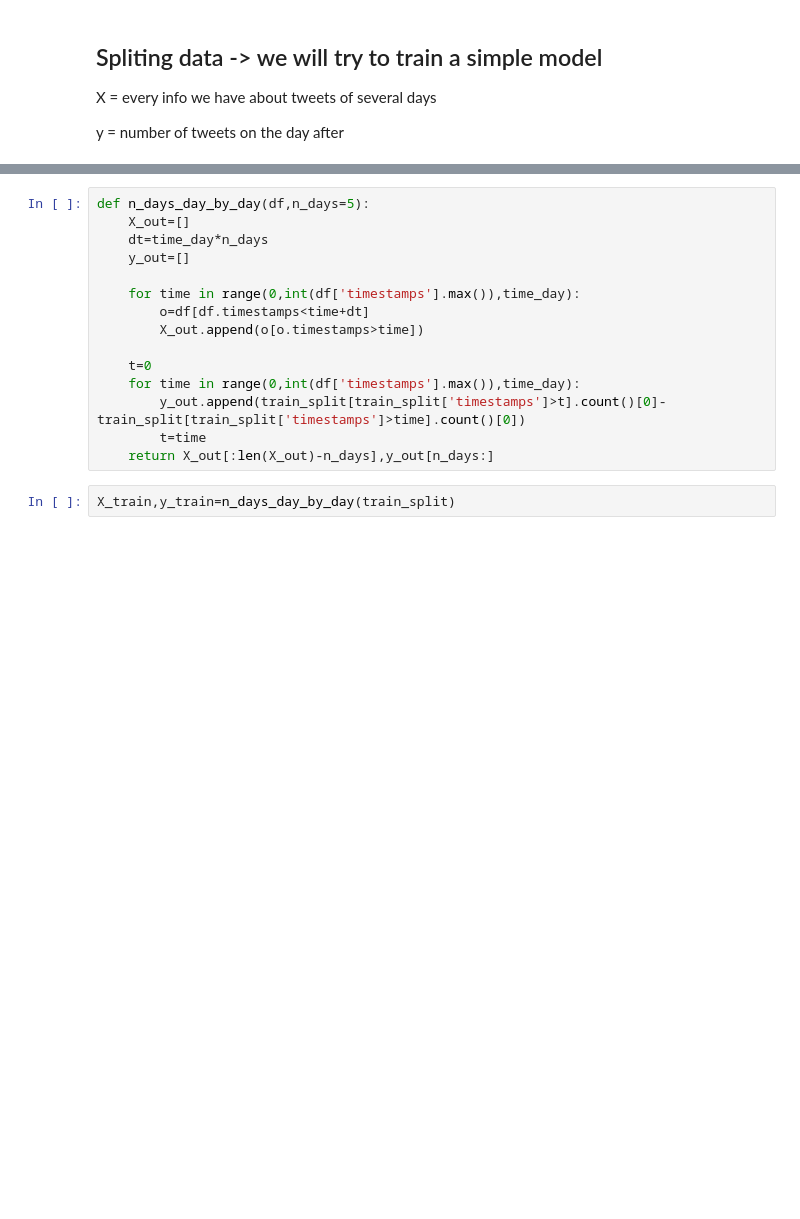
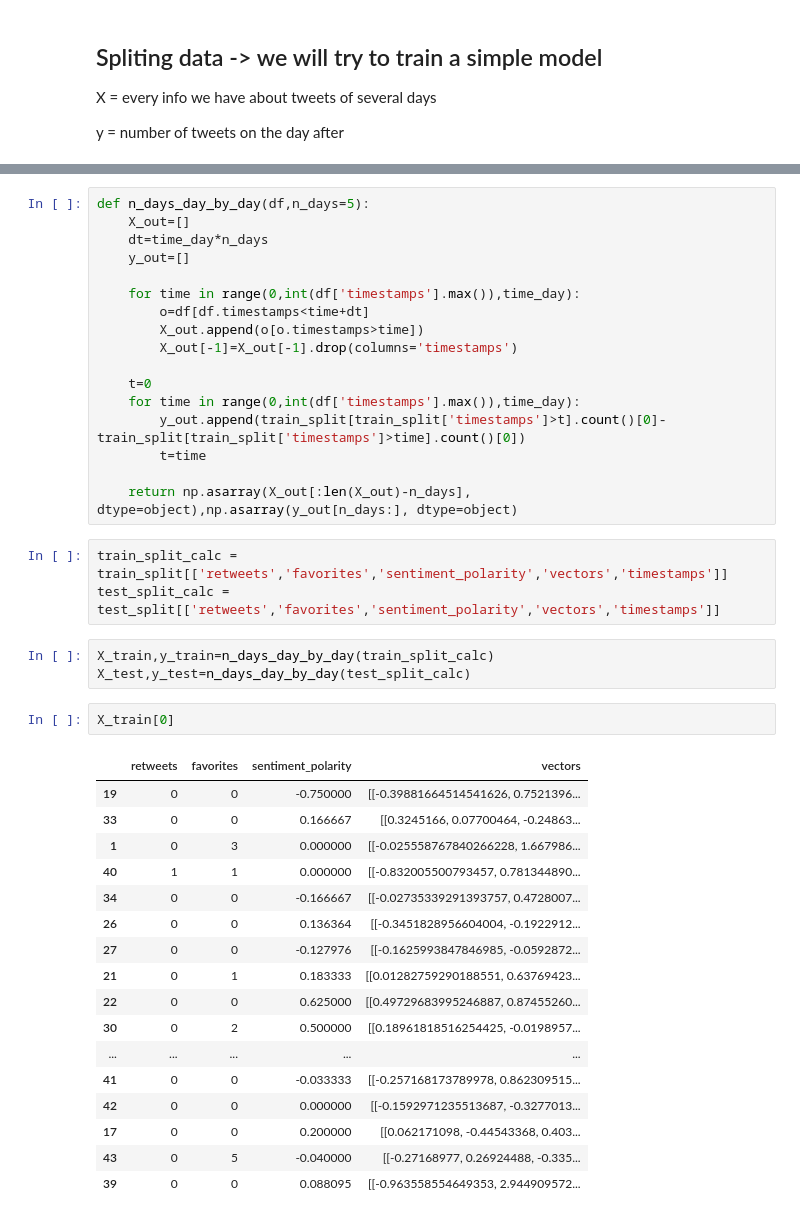
Before and after one commit to Isyohan/WeakSignalsBLM, a Jupyter notebook: BLM_Notebook.ipynb, the cells around one changed output, grey strips where cells are left out. Drawn from its saved outputs; the diff is of its cells as text; blank space fills up the shorter version.

```diff
--- a/BLM_Notebook.ipynb
+++ b/BLM_Notebook.ipynb
@@ -285,11 +285,37 @@ def n_days_day_by_day(df,n_days=5):
     for time in range(0,int(df['timestamps'].max()),time_day):
         o=df[df.timestamps<time+dt]
         X_out.append(o[o.timestamps>time])
+        X_out[-1]=X_out[-1].drop(columns='timestamps')
 
     t=0
     for time in range(0,int(df['timestamps'].max()),time_day):
         y_out.append(train_split[train_split['timestamps']>t].count()[0]-train_split[train_split['timestamps']>time].count()[0])
         t=time
-    return X_out[:len(X_out)-n_days],y_out[n_days:]
+
+    return np.asarray(X_out[:len(X_out)-n_days], dtype=object),np.asarray(y_out[n_days:], dtype=object)
+# %%
+train_split_calc = train_split[['retweets','favorites','sentiment_polarity','vectors','timestamps']]
+test_split_calc = test_split[['retweets','favorites','sentiment_polarity','vectors','timestamps']]
 # %%
-X_train,y_train=n_days_day_by_day(train_split)
+X_train,y_train=n_days_day_by_day(train_split_calc)
+X_test,y_test=n_days_day_by_day(test_split_calc)
+# %%
+X_train[0]
+# %% [output]
+|  | retweets | favorites | sentiment_polarity | vectors |
+| 19 | 0 | 0 | -0.750000 | [[-0.39881664514541626, 0.7521396... |
+| 33 | 0 | 0 | 0.166667 | [[0.3245166, 0.07700464, -0.24863... |
+| 1 | 0 | 3 | 0.000000 | [[-0.025558767840266228, 1.667986... |
+| 40 | 1 | 1 | 0.000000 | [[-0.832005500793457, 0.781344890... |
+| 34 | 0 | 0 | -0.166667 | [[-0.02735339291393757, 0.4728007... |
+| 26 | 0 | 0 | 0.136364 | [[-0.3451828956604004, -0.1922912... |
+| 27 | 0 | 0 | -0.127976 | [[-0.1625993847846985, -0.0592872... |
+| 21 | 0 | 1 | 0.183333 | [[0.01282759290188551, 0.63769423... |
+| 22 | 0 | 0 | 0.625000 | [[0.49729683995246887, 0.87455260... |
+| 30 | 0 | 2 | 0.500000 | [[0.18961818516254425, -0.0198957... |
+| ... | ... | ... | ... | ... |
+| 41 | 0 | 0 | -0.033333 | [[-0.257168173789978, 0.862309515... |
+| 42 | 0 | 0 | 0.000000 | [[-0.1592971235513687, -0.3277013... |
+| 17 | 0 | 0 | 0.200000 | [[0.062171098, -0.44543368, 0.403... |
+| 43 | 0 | 5 | -0.040000 | [[-0.27168977, 0.26924488, -0.335... |
+| 39 | 0 | 0 | 0.088095 | [[-0.963558554649353, 2.944909572... |
```
Also changed, not shown: parts of 2 cells of this notebook.
